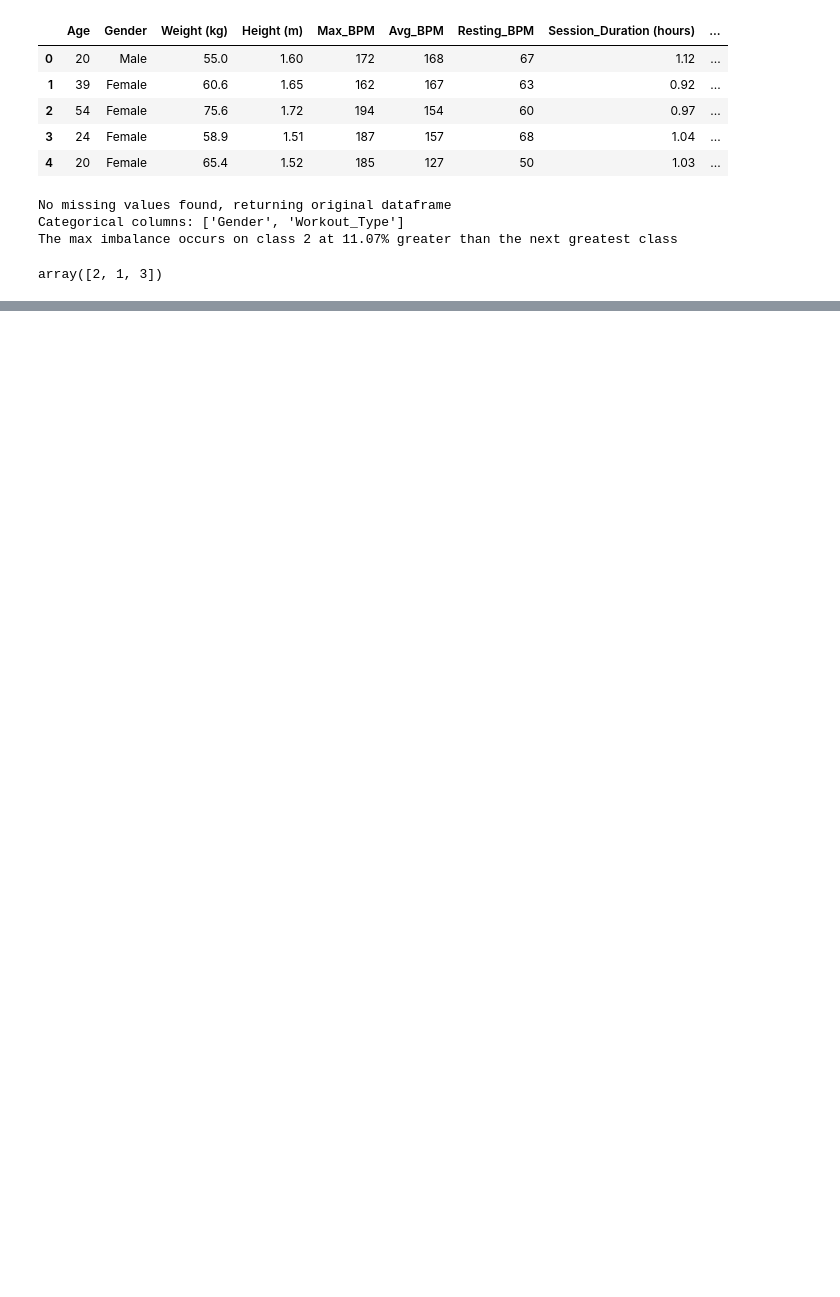
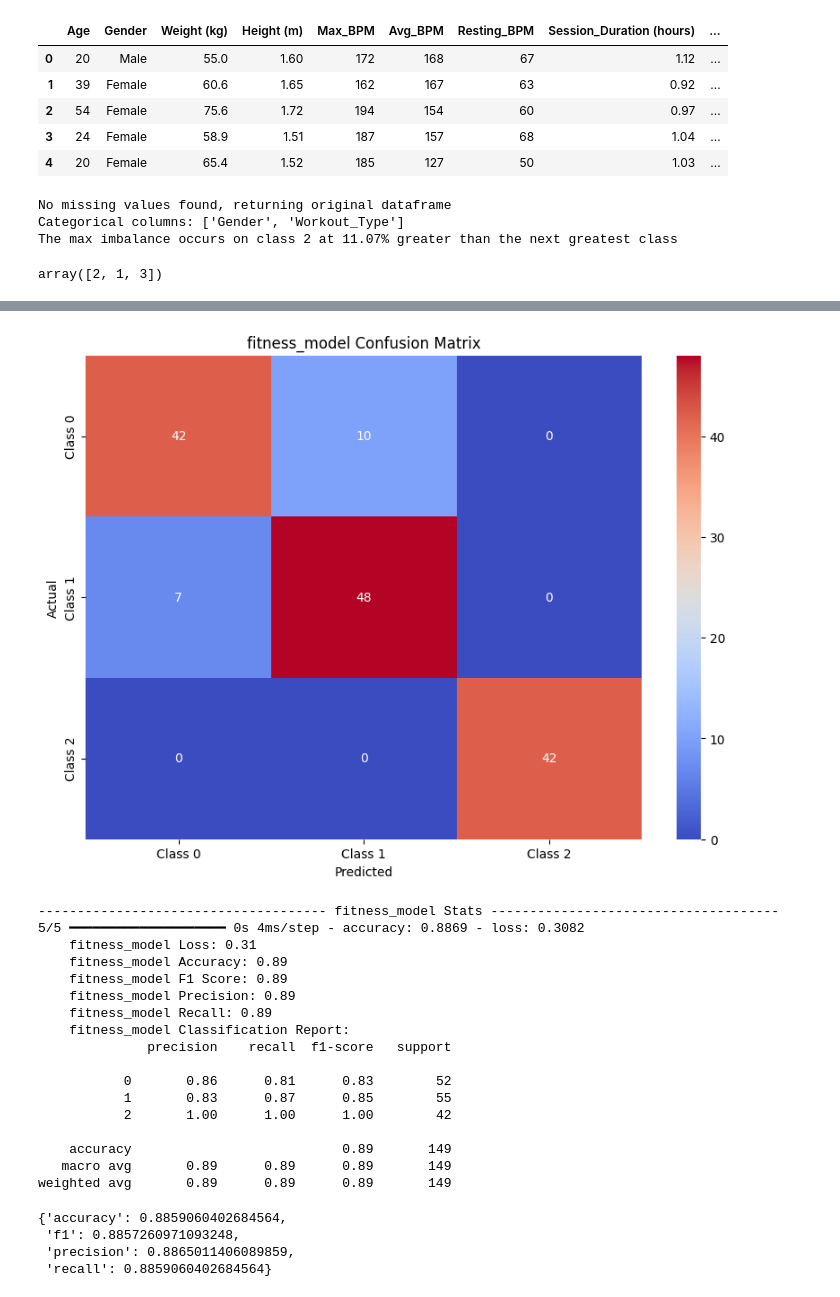
Before and after one commit to Adisa-Shobi/MLOP_Summative, a Jupyter notebook: notebook/mlop_summative.ipynb, the cells around one changed output, grey strips where cells are left out. Cells and saved outputs as stored; diff of their text form; code cells hidden in the pictures; blank space fills up the shorter version.

```diff
--- a/notebook/mlop_summative.ipynb
+++ b/notebook/mlop_summative.ipynb
@@ -60,0 +155,8 @@ Epoch 71/100
+# %%
+evaluate_model(
+    model=model,
+    model_name="fitness_model",
+    X_test=X_test,
+    y_test=y_test
+    )
+# %% [output]
@@ -60,0 +167,22 @@ Epoch 71/100
+[figure, added]
+------------------------------------- fitness_model Stats -------------------------------------
+5/5 ━━━━━━━━━━━━━━━━━━━━ 0s 4ms/step - accuracy: 0.8869 - loss: 0.3082
+    fitness_model Loss: 0.31
+    fitness_model Accuracy: 0.89
+    fitness_model F1 Score: 0.89
+    fitness_model Precision: 0.89
+    fitness_model Recall: 0.89
+    fitness_model Classification Report:
+              precision    recall  f1-score   support
+
+           0       0.86      0.81      0.83        52
+           1       0.83      0.87      0.85        55
+           2       1.00      1.00      1.00        42
+
+    accuracy                           0.89       149
+   macro avg       0.89      0.89      0.89       149
+weighted avg       0.89      0.89      0.89       149
+{'accuracy': 0.8859060402684564,
+ 'f1': 0.8857260971093248,
+ 'precision': 0.8865011406089859,
+ 'recall': 0.8859060402684564}
```
Also changed, not shown: parts of 4 cells of this notebook, 1 other file.
